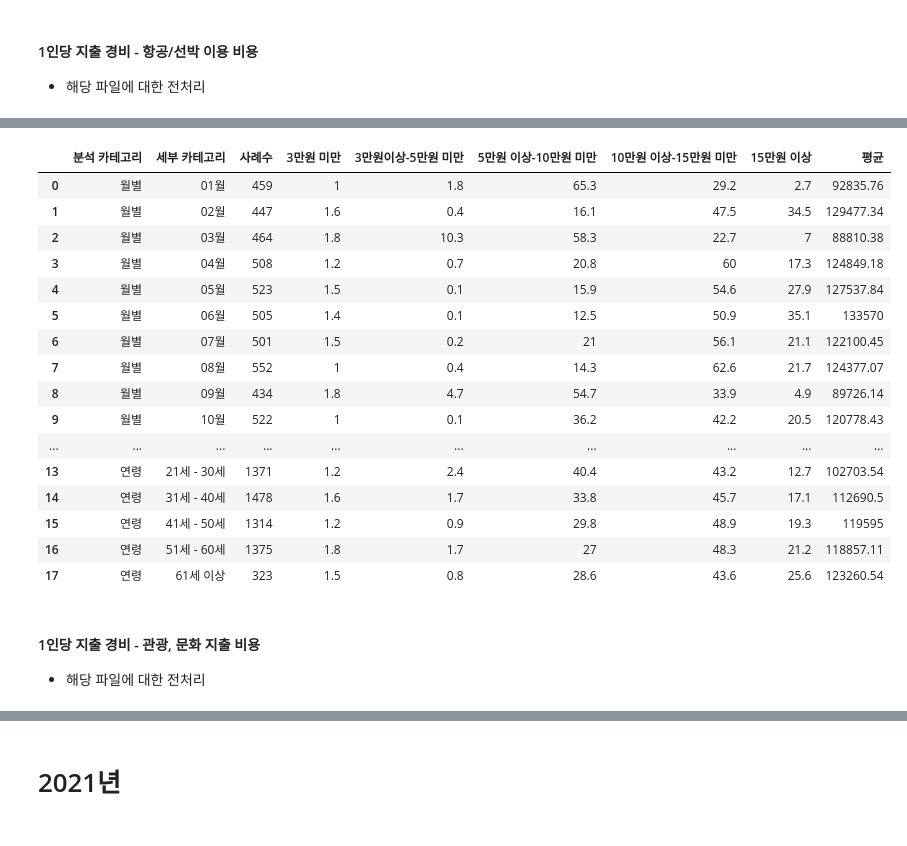
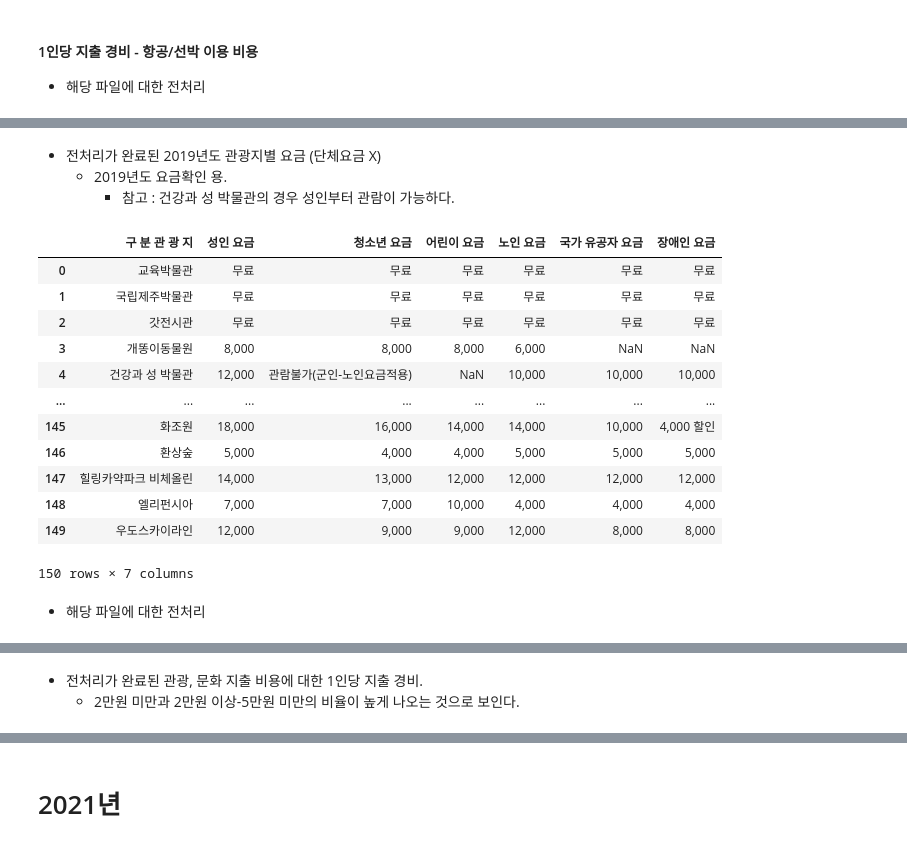
Before and after one commit to HaJeong-K/Jeju_project, a Jupyter notebook: 2019년_데이터_전처리.ipynb, the cells around one changed output, grey strips where cells are left out. Cells and saved outputs as stored; diff of their text form; code cells hidden in the pictures.

```diff
--- a/2019년_데이터_전처리.ipynb
+++ b/2019년_데이터_전처리.ipynb
@@ -716,0 +634,3 @@ transportation_cost_2019
+# %%
+fee_2019 = pd.read_csv(DATA_path + '관광지입장요금표_2019.csv')
+fee_2019
@@ -716,0 +651,10 @@ transportation_cost_2019
+# %%
+columns = {'관 광 지 입 장 요 금' : '성인 요금',
+           'Unnamed: 2' : '청소년 요금',
+           'Unnamed: 3' : '어린이 요금',
+           'Unnamed: 4' : '노인 요금',
+           'Unnamed: 5' : '국가 유공자 요금',
+           'Unnamed: 6' : '장애인 요금'}
+
+fee_2019 = fee_2019.rename(columns = columns)
+fee_2019
@@ -717,27 +675,26 @@ transportation_cost_2019
+# %% [markdown]
+- 전처리가 완료된 2019년도 관광지별 요금 (단체요금 X)
+  + 2019년도 요금확인 용.
+    + 참고 : 건강과 성 박물관의 경우 성인부터 관람이 가능하다.
 # %%
-transportation_cost_2019 = transportation_cost_2019.drop(index = range(18, 27)).reset_index(drop=True)
+fee_2019 = fee_2019.drop(index = [0, 151]).reset_index(drop=True)
 
-transportation_cost_2019
+fee_2019
 # %% [output]
-|  | 분석 카테고리 | 세부 카테고리 | 사례수 | 3만원 미만 | 3만원이상-5만원 미만 | 5만원 이상-10만원 미만 | 10만원 이상-15만원 미만 | 15만원 이상 | 평균 |
-| 0 | 월별 | 01월 | 459 | 1 | 1.8 | 65.3 | 29.2 | 2.7 | 92835.76 |
-| 1 | 월별 | 02월 | 447 | 1.6 | 0.4 | 16.1 | 47.5 | 34.5 | 129477.34 |
-| 2 | 월별 | 03월 | 464 | 1.8 | 10.3 | 58.3 | 22.7 | 7 | 88810.38 |
-| 3 | 월별 | 04월 | 508 | 1.2 | 0.7 | 20.8 | 60 | 17.3 | 124849.18 |
-| 4 | 월별 | 05월 | 523 | 1.5 | 0.1 | 15.9 | 54.6 | 27.9 | 127537.84 |
-| 5 | 월별 | 06월 | 505 | 1.4 | 0.1 | 12.5 | 50.9 | 35.1 | 133570 |
-| 6 | 월별 | 07월 | 501 | 1.5 | 0.2 | 21 | 56.1 | 21.1 | 122100.45 |
-| 7 | 월별 | 08월 | 552 | 1 | 0.4 | 14.3 | 62.6 | 21.7 | 124377.07 |
-| 8 | 월별 | 09월 | 434 | 1.8 | 4.7 | 54.7 | 33.9 | 4.9 | 89726.14 |
-| 9 | 월별 | 10월 | 522 | 1 | 0.1 | 36.2 | 42.2 | 20.5 | 120778.43 |
-| ... | ... | ... | ... | ... | ... | ... | ... | ... | ... |
-| 13 | 연령 | 21세 - 30세 | 1371 | 1.2 | 2.4 | 40.4 | 43.2 | 12.7 | 102703.54 |
-| 14 | 연령 | 31세 - 40세 | 1478 | 1.6 | 1.7 | 33.8 | 45.7 | 17.1 | 112690.5 |
-| 15 | 연령 | 41세 - 50세 | 1314 | 1.2 | 0.9 | 29.8 | 48.9 | 19.3 | 119595 |
-| 16 | 연령 | 51세 - 60세 | 1375 | 1.8 | 1.7 | 27 | 48.3 | 21.2 | 118857.11 |
-| 17 | 연령 | 61세 이상 | 323 | 1.5 | 0.8 | 28.6 | 43.6 | 25.6 | 123260.54 |
+|  | 구 분 관 광 지 | 성인 요금 | 청소년 요금 | 어린이 요금 | 노인 요금 | 국가 유공자 요금 | 장애인 요금 |
+| 0 | 교육박물관 | 무료 | 무료 | 무료 | 무료 | 무료 | 무료 |
+| 1 | 국립제주박물관 | 무료 | 무료 | 무료 | 무료 | 무료 | 무료 |
+| 2 | 갓전시관 | 무료 | 무료 | 무료 | 무료 | 무료 | 무료 |
+| 3 | 개똥이동물원 | 8,000 | 8,000 | 8,000 | 6,000 | NaN | NaN |
+| 4 | 건강과 성 박물관 | 12,000 | 관람불가(군인-노인요금적용) | NaN | 10,000 | 10,000 | 10,000 |
+| ... | ... | ... | ... | ... | ... | ... | ... |
+| 145 | 화조원 | 18,000 | 16,000 | 14,000 | 14,000 | 10,000 | 4,000 할인 |
+| 146 | 환상숲 | 5,000 | 4,000 | 4,000 | 5,000 | 5,000 | 5,000 |
+| 147 | 힐링카약파크 비체올린 | 14,000 | 13,000 | 12,000 | 12,000 | 12,000 | 12,000 |
+| 148 | 엘리펀시아 | 7,000 | 7,000 | 10,000 | 4,000 | 4,000 | 4,000 |
+| 149 | 우도스카이라인 | 12,000 | 9,000 | 9,000 | 12,000 | 8,000 | 8,000 |
+150 rows × 7 columns
 # %% [markdown]
-#### 1인당 지출 경비 - 관광, 문화 지출 비용
 - 해당 파일에 대한 전처리
 # %%
 culture_cost_2019 = pd.read_excel(DATA_path + '2019년 1인당 지출경비 - 개별 관광,문화 지출비.xlsx')
@@ -814,4 +771,7 @@ culture_cost_2019
 | 40 | 방문횟수 | 3회 | 794 | 30.2 | 30.1 | 11.2 | 1.9 | 0.7 | 25.9 | ... |
 | 41 | 방문횟수 | 4회 이상 | 854 | 29.1 | 21.4 | 9.1 | 2.8 | 0.3 | 37.3 | ... |
 | 42 | ♠BASE : 13번의 1번 응답자 | NaN | NaN | NaN | NaN | NaN | NaN | NaN | NaN | ... |
+# %% [markdown]
+- 전처리가 완료된 관광, 문화 지출 비용에 대한 1인당 지출 경비.
+  + 2만원 미만과 2만원 이상-5만원 미만의 비율이 높게 나오는 것으로 보인다.
 # %%
```
Also changed, not shown: parts of 76 cells of this notebook.
